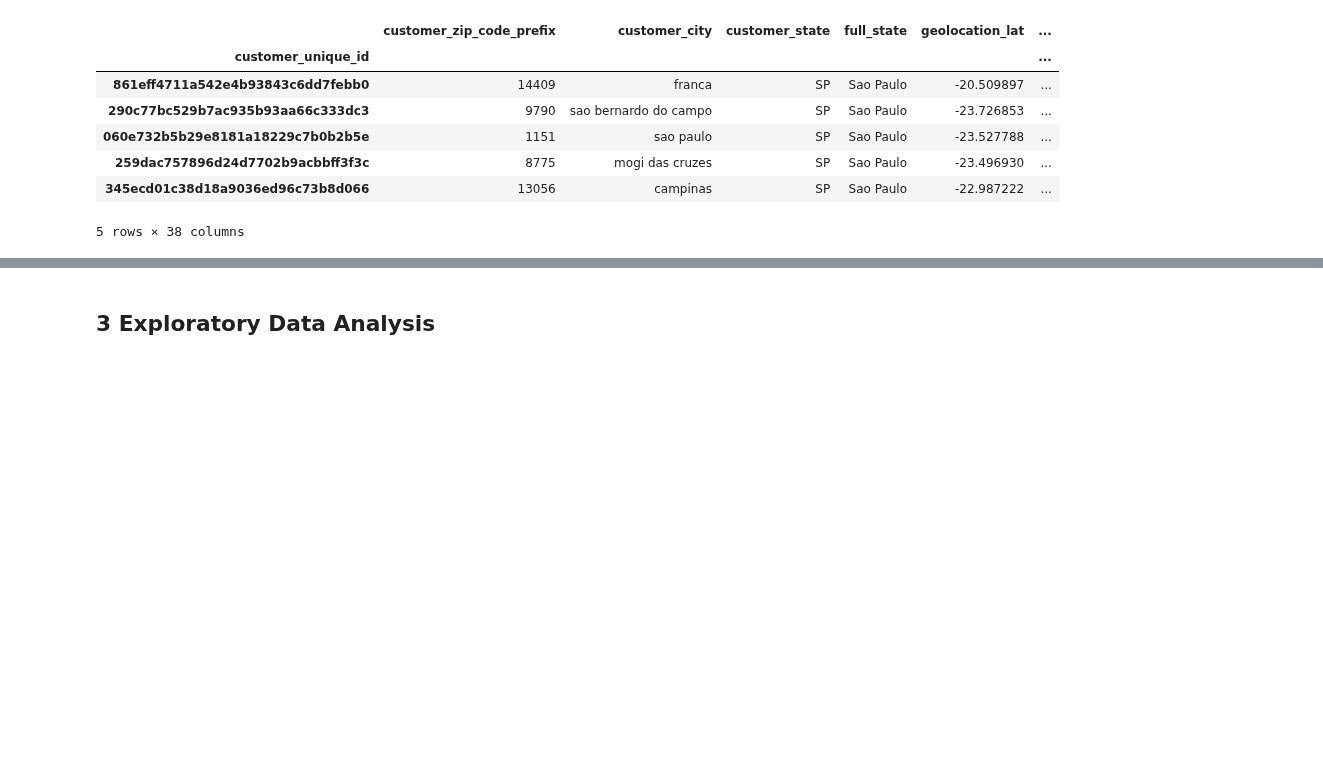
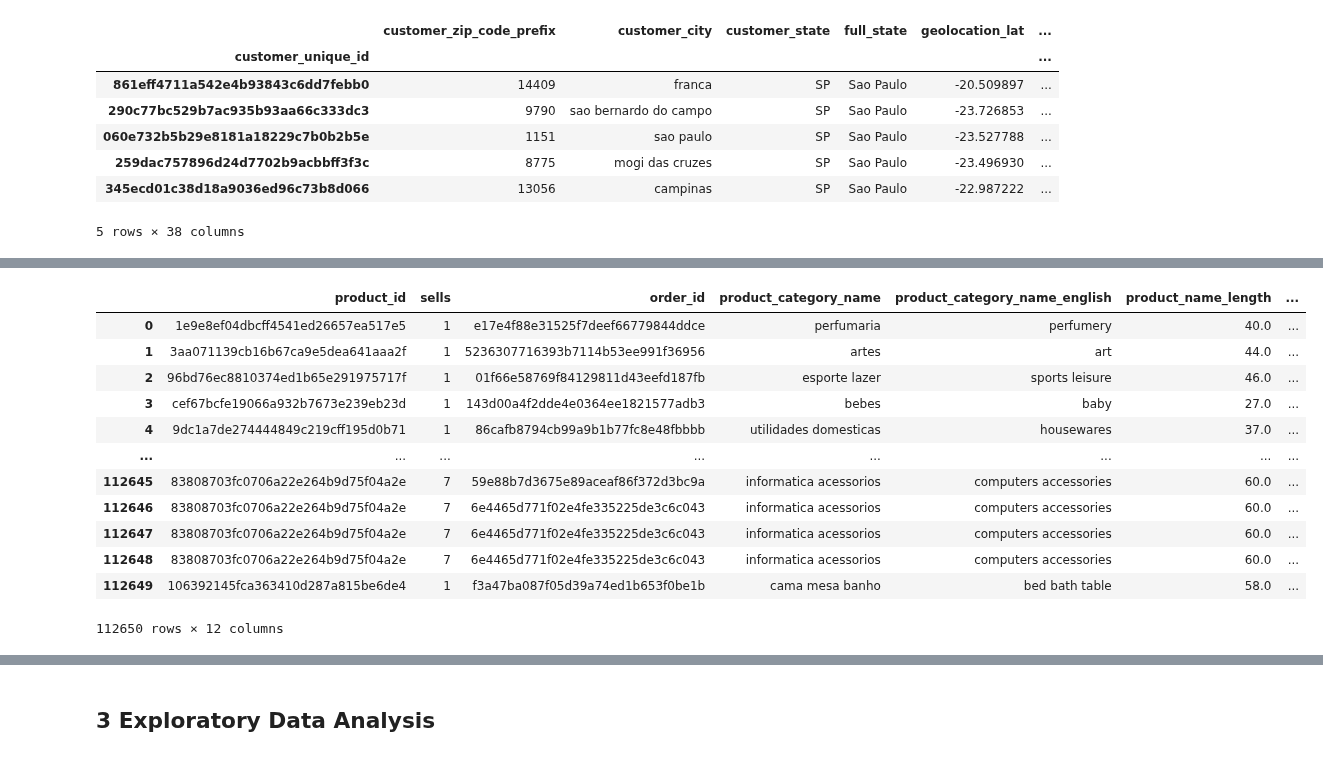
Before and after one commit to hilarylimyuxuan/Customer-Segmentation-Model, a Jupyter notebook: Olist Customer Segmentation Model.ipynb, the cells around one changed output, grey strips where cells are left out. Drawn from its saved outputs; the diff is of its cells as text; code cells hidden in the pictures; blank space fills up the shorter version.

```diff
--- a/Olist Customer Segmentation Model.ipynb
+++ b/Olist Customer Segmentation Model.ipynb
@@ -1527,0 +1521,6 @@ display(cs_df.head())
+# %%
+prdt_sell=pd.DataFrame()
+prdt_sell['sells']=prdt_item['product_id'].value_counts()
+prdt_sell=prdt_sell.reset_index(drop=False)
+prdt_sell=prdt_sell.rename(columns={'index':'product_id'})
+prdt_sell.head()
@@ -1527,0 +1534,18 @@ display(cs_df.head())
+# %%
+prdt_sell=prdt.merge(prdt_sell,on='product_id').merge(order_items_df,on='product_id').
+prdt_sell_df=prdt_sell.loc[:,['product_id','sells','order_id','product_category_name','product_category_name_english','product_name_length','product_description_length','product_photos_qty','product_weight_g','product_length_cm','product_height_cm','product_width_cm']]
+prdt_sell_df
+# %% [output]
+|  | product_id | sells | order_id | product_category_name | product_category_name_english | product_name_length | ... |
+| 0 | 1e9e8ef04dbcff4541ed26657ea517e5 | 1 | e17e4f88e31525f7deef66779844ddce | perfumaria | perfumery | 40.0 | ... |
+| 1 | 3aa071139cb16b67ca9e5dea641aaa2f | 1 | 5236307716393b7114b53ee991f36956 | artes | art | 44.0 | ... |
+| 2 | 96bd76ec8810374ed1b65e291975717f | 1 | 01f66e58769f84129811d43eefd187fb | esporte lazer | sports leisure | 46.0 | ... |
+| 3 | cef67bcfe19066a932b7673e239eb23d | 1 | 143d00a4f2dde4e0364ee1821577adb3 | bebes | baby | 27.0 | ... |
+| 4 | 9dc1a7de274444849c219cff195d0b71 | 1 | 86cafb8794cb99a9b1b77fc8e48fbbbb | utilidades domesticas | housewares | 37.0 | ... |
+| ... | ... | ... | ... | ... | ... | ... | ... |
+| 112645 | 83808703fc0706a22e264b9d75f04a2e | 7 | 59e88b7d3675e89aceaf86f372d3bc9a | informatica acessorios | computers accessories | 60.0 | ... |
+| 112646 | 83808703fc0706a22e264b9d75f04a2e | 7 | 6e4465d771f02e4fe335225de3c6c043 | informatica acessorios | computers accessories | 60.0 | ... |
+| 112647 | 83808703fc0706a22e264b9d75f04a2e | 7 | 6e4465d771f02e4fe335225de3c6c043 | informatica acessorios | computers accessories | 60.0 | ... |
+| 112648 | 83808703fc0706a22e264b9d75f04a2e | 7 | 6e4465d771f02e4fe335225de3c6c043 | informatica acessorios | computers accessories | 60.0 | ... |
+| 112649 | 106392145fca363410d287a815be6de4 | 1 | f3a47ba087f05d39a74ed1b653f0be1b | cama mesa banho | bed bath table | 58.0 | ... |
+112650 rows × 12 columns
```
Also changed, not shown: parts of 23 cells of this notebook.
